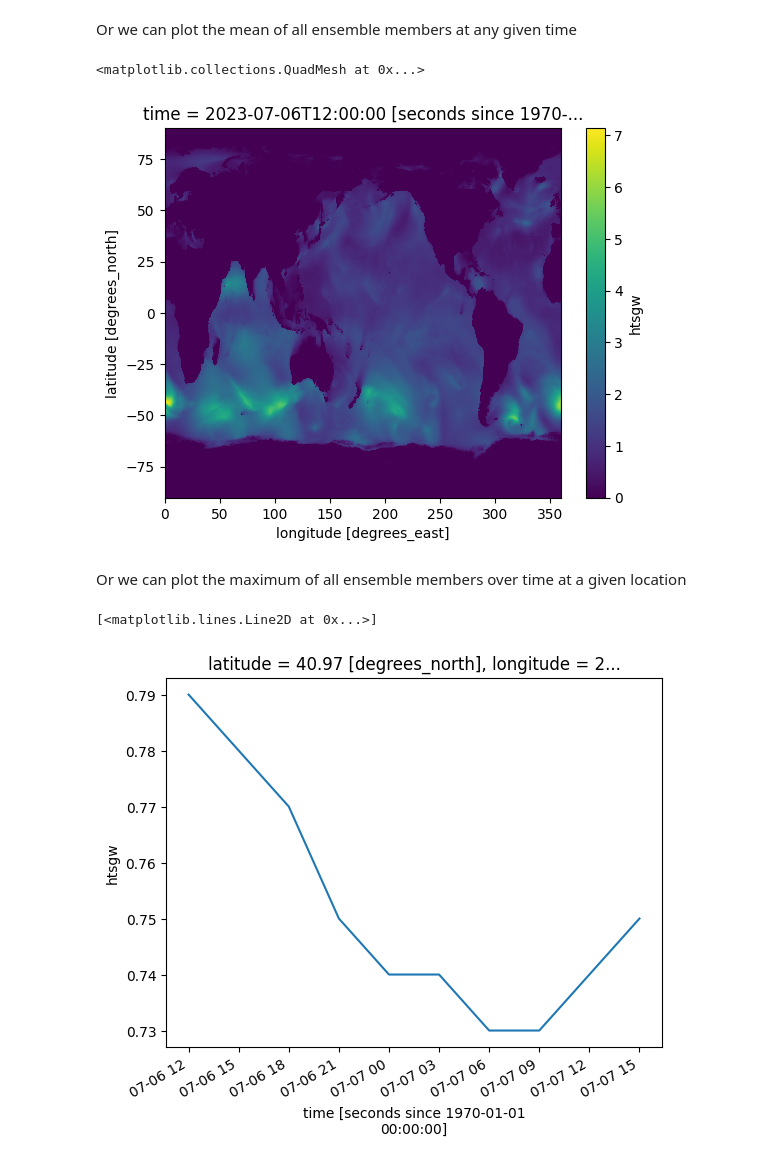
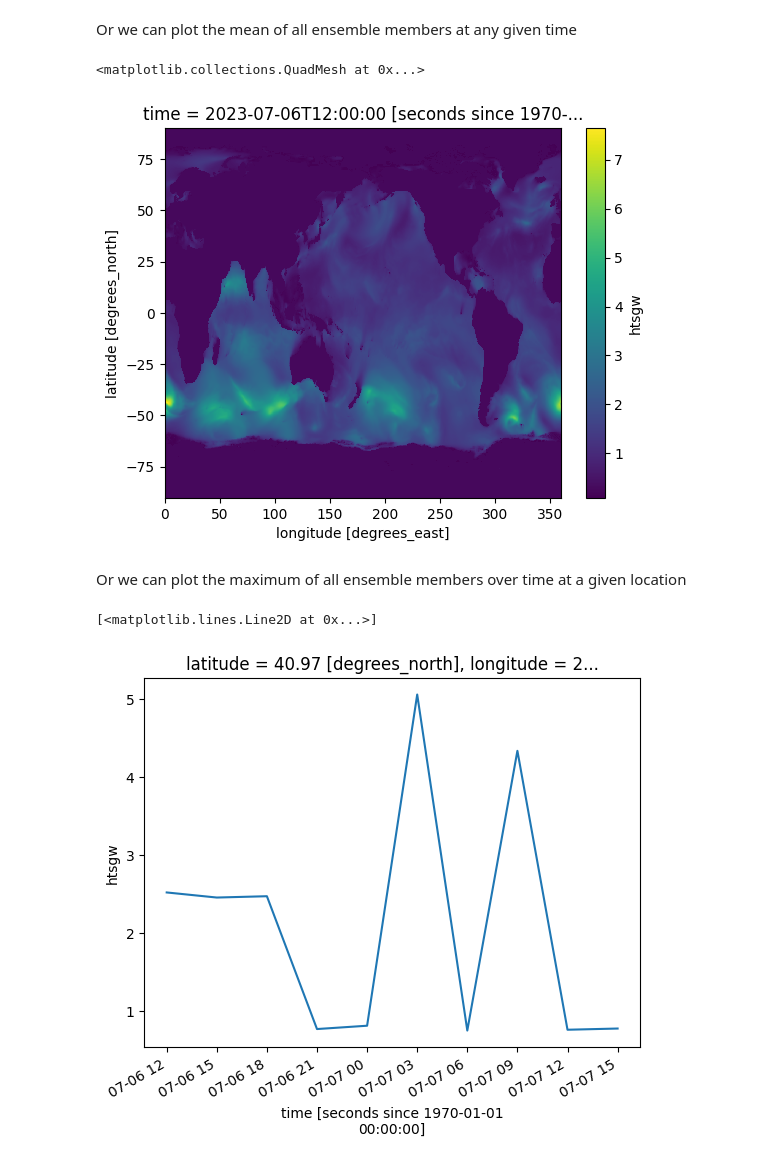
Before and after one commit to mpiannucci/gribberish, a Jupyter notebook: python/examples/kerchunk_gefs_wave.ipynb, the cells around one changed output. Cells and saved outputs as stored; diff of their text form; code cells hidden in the pictures.

```diff
--- a/python/examples/kerchunk_gefs_wave.ipynb
+++ b/python/examples/kerchunk_gefs_wave.ipynb
@@ -97,14 +122,15 @@ mzz = MultiZarrToZarr(reference_jsons,
                         identical_dims=['latitude', 'longitude'])
 d = mzz.translate()
 
-with open('./gefs_wave/gefswave_kerchunk.json', 'w') as f:
+with open(f'{json_dir}/gefswave_kerchunk.json', 'w') as f:
     f.write(ujson.dumps(d))
 # %%
 import xarray as xr
+from gribberish.kerchunk import codec
 
 # open dataset as zarr object using fsspec reference file system and xarray
-fs = fsspec.filesystem("reference", fo='./gefs_wave/gefswave_kerchunk.json', remote_protocol='s3', remote_options={'anon':True, 'use_ssl': False})
+fs = fsspec.filesystem("reference", fo=f'./gefs_wave/gefswave_kerchunk.json', remote_protocol='s3', remote_options={'anon':True, 'use_ssl': False})
 m = fs.get_mapper("")
-ds = xr.open_dataset(m, engine="zarr", backend_kwargs=dict(consolidated=False))
+ds = xr.open_dataset(m, engine="zarr", backend_kwargs=dict(consolidated=False), chunks={'time': 1, 'ens': 1})
 ds
 # %% [output]
@@ -129,19 +178,19 @@ ds.htsgw.isel(ens=1, time=0).plot()
 # %% [markdown]
 Or we can plot the mean of all ensemble members at any given time
 # %%
-ds.htsgw.isel(time=0).mean('ens', skipna=True).plot()
+ds.htsgw.isel(time=0).mean('ens').plot()
 # %% [output]
 <matplotlib.collections.QuadMesh at 0x...>
-[figure, old version]
+[figure, new version]
 # %% [markdown]
 Or we can plot the maximum of all ensemble members over time at a given location
 # %%
 ndbc_44097_latitude = 40.967
 ndbc_44097_longitude = 360 - 70.167
 
-ndbc_htsgw = ds.htsgw.interp(latitude=ndbc_44097_latitude, longitude=ndbc_44097_longitude, method='nearest')
+ndbc_htsgw = ds.htsgw.interp(latitude=ndbc_44097_latitude, longitude=ndbc_44097_longitude, method='linear')
 ndbc_htsgw_max = ndbc_htsgw.max('ens', skipna=True)
 ndbc_htsgw_max.isel(time=slice(0, 10)).plot()
 # %% [output]
 [<matplotlib.lines.Line2D at 0x...>]
-[figure, old version]
+[figure, new version]
```
Also changed, not shown: parts of 4 cells of this notebook, 4 other files.
